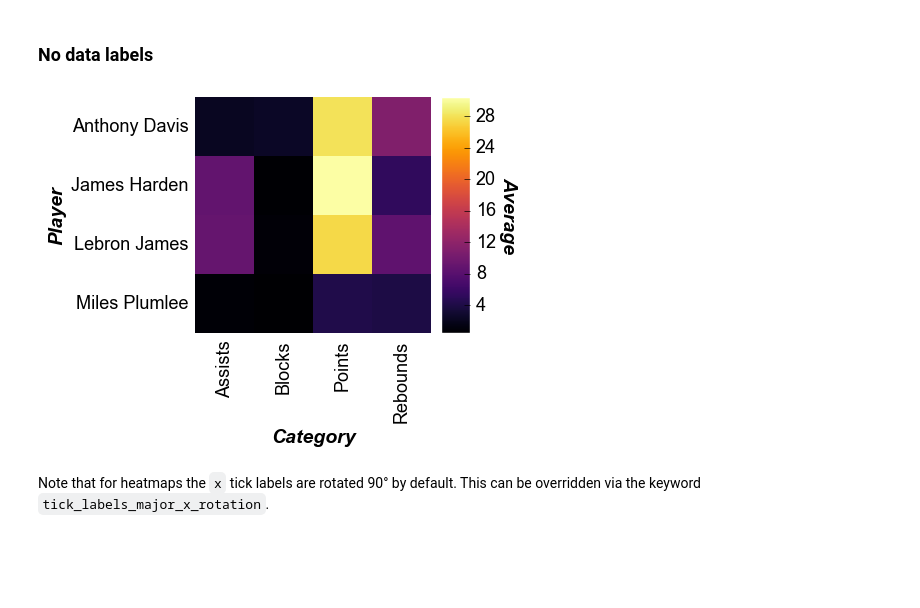
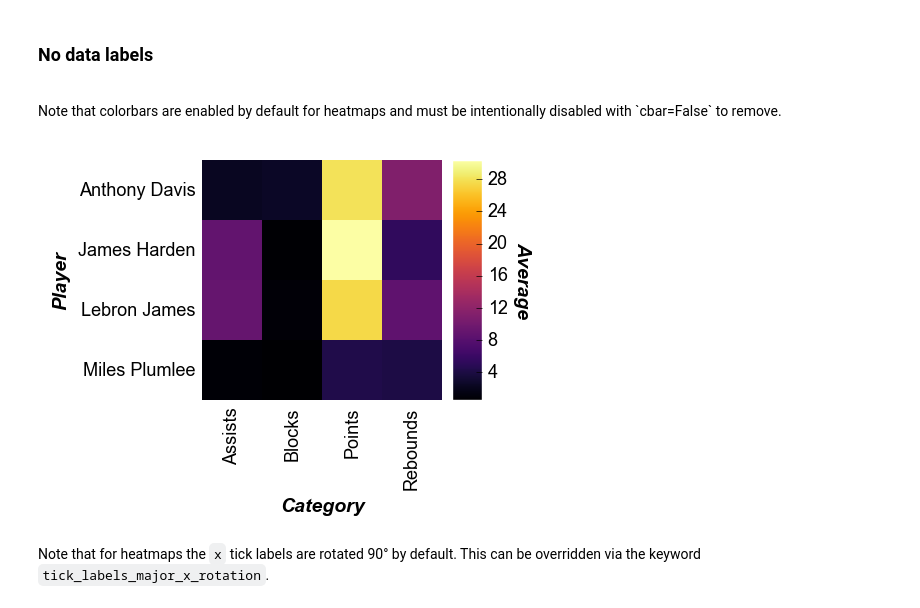
Before and after one commit to endangeredoxen/fivecentplots, a Jupyter notebook: fivecentplots/doc/heatmap.ipynb, the cells around one changed output. Drawn from its saved outputs; the diff is of its cells as text; code cells hidden in the pictures; blank space fills up the shorter version.

```diff
--- a/fivecentplots/doc/heatmap.ipynb
+++ b/fivecentplots/doc/heatmap.ipynb
@@ -29,5 +15,5 @@ db = pdb.set_trace
 # %%
-df = pd.read_csv(osjoin(os.path.dirname(fcp.__file__), 'tests', 'fake_data_heatmap.csv'))
+df = pd.read_csv(Path(fcp.__file__).parent / 'tests/fake_data_heatmap.csv')
 df.head()
 # %% [output]
 |  | Player | Category | Average |
@@ -51,10 +33,15 @@ SHOW = False
 First consider a case where both the `x` and `y` DataFrame columns contain categorical data values:
 # %% [markdown]
 ### No data labels
+# %% [markdown]
+<div class="admonition note">
+<p class="admonition-title"></p>
+<p>Note that colorbars are enabled by default for heatmaps and must be intentionally disabled with `cbar=False` to remove.</p>
+</div>
 # %%
-fcp.heatmap(df=df, x='Category', y='Player', z='Average', cbar=True, show=SHOW)
+fcp.heatmap(df, x='Category', y='Player', z='Average')
 # %% [output]
-[figure, old version]
+[figure, new version]
 # %% [markdown]
 Note that for heatmaps the `x` tick labels are rotated 90&#176; by default.  This can be overridden via the keyword `tick_labels_major_x_rotation`.
 # %% [markdown]
```
Also changed, not shown: parts of 23 cells of this notebook, 5 other files.
